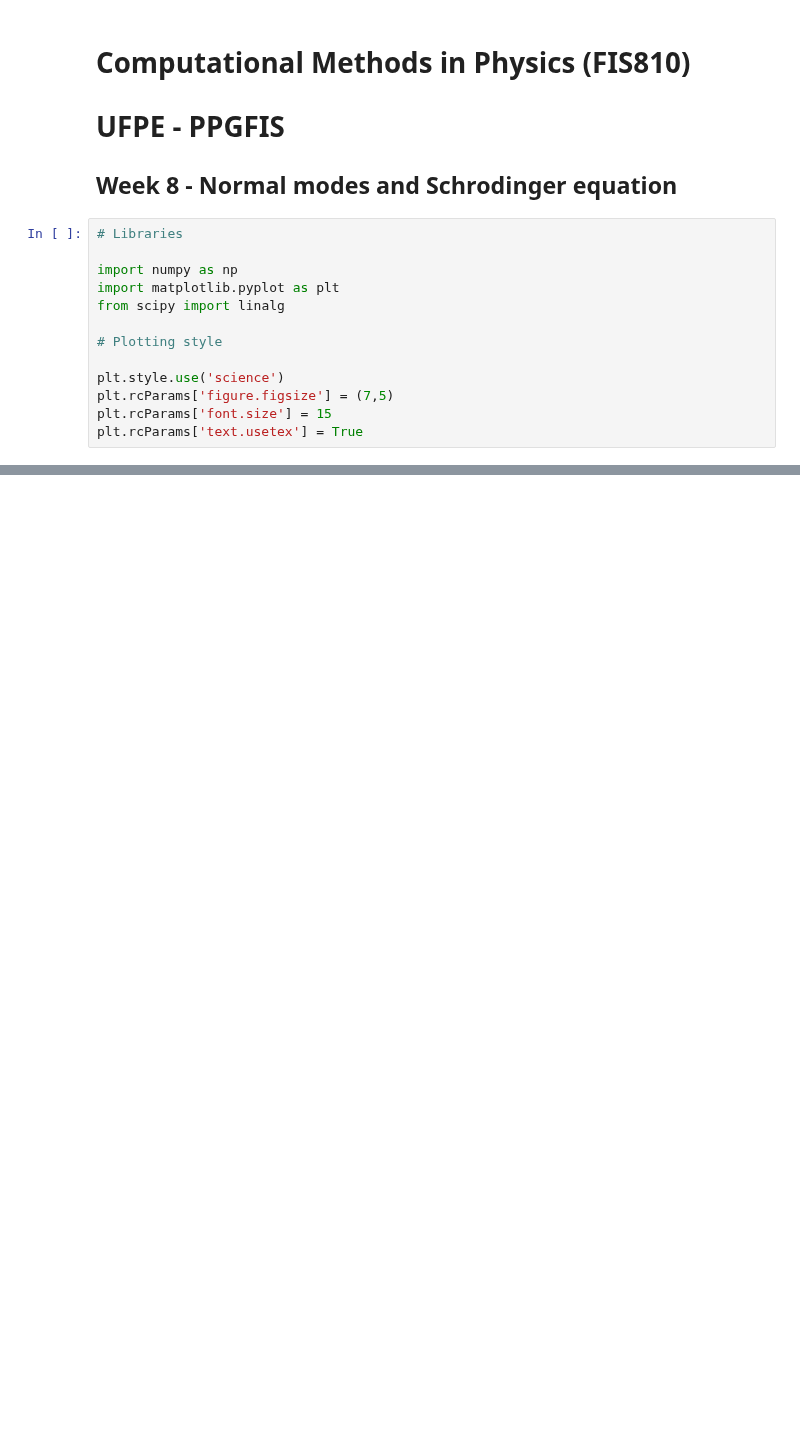
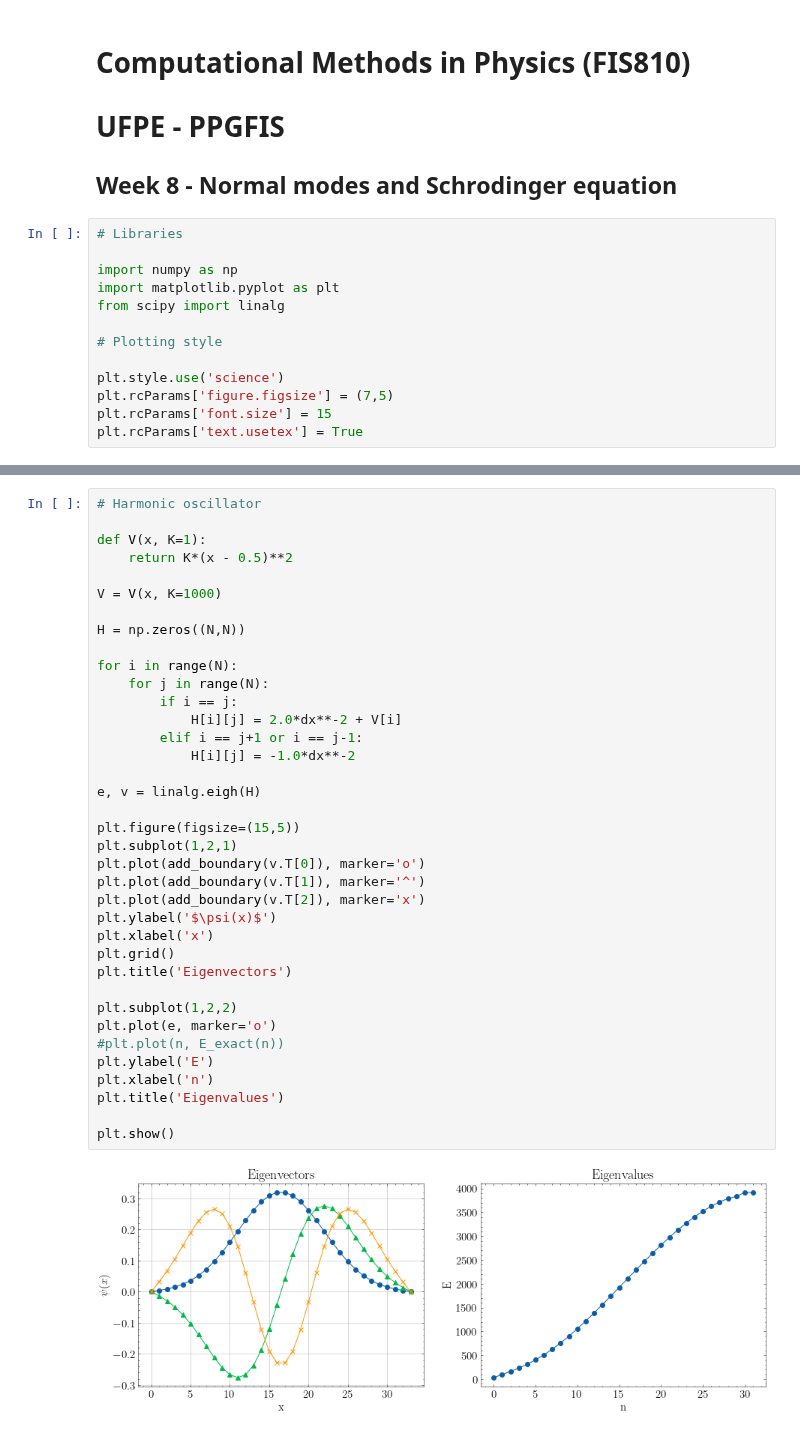
Before and after one commit to franklinzppa/fisica-computacional, a Jupyter notebook: Week 8 - Normal modes.ipynb, the cells around one changed output, grey strips where cells are left out. Drawn from its saved outputs; the diff is of its cells as text; blank space fills up the shorter version.

```diff
--- a/Week 8 - Normal modes.ipynb
+++ b/Week 8 - Normal modes.ipynb
@@ -129,0 +273,39 @@ plt.show()
+# %%
+# Harmonic oscillator
+
+def V(x, K=1):
+    return K*(x - 0.5)**2
+
+V = V(x, K=1000)
+
+H = np.zeros((N,N))
+
+for i in range(N):
+    for j in range(N):
+        if i == j:
+            H[i][j] = 2.0*dx**-2 + V[i]
+        elif i == j+1 or i == j-1:
+            H[i][j] = -1.0*dx**-2
+
+e, v = linalg.eigh(H)
+
+plt.figure(figsize=(15,5))
+plt.subplot(1,2,1)
+plt.plot(add_boundary(v.T[0]), marker='o')
+plt.plot(add_boundary(v.T[1]), marker='^')
+plt.plot(add_boundary(v.T[2]), marker='x')
+plt.ylabel('$\psi(x)$')
+plt.xlabel('x')
+plt.grid()
+plt.title('Eigenvectors')
+
+plt.subplot(1,2,2)
+plt.plot(e, marker='o')
+#plt.plot(n, E_exact(n))
+plt.ylabel('E')
+plt.xlabel('n')
+plt.title('Eigenvalues')
+
+plt.show()
+# %% [output]
+[figure, added]
```
Also changed, not shown: parts of 16 cells of this notebook, 1 other file.
